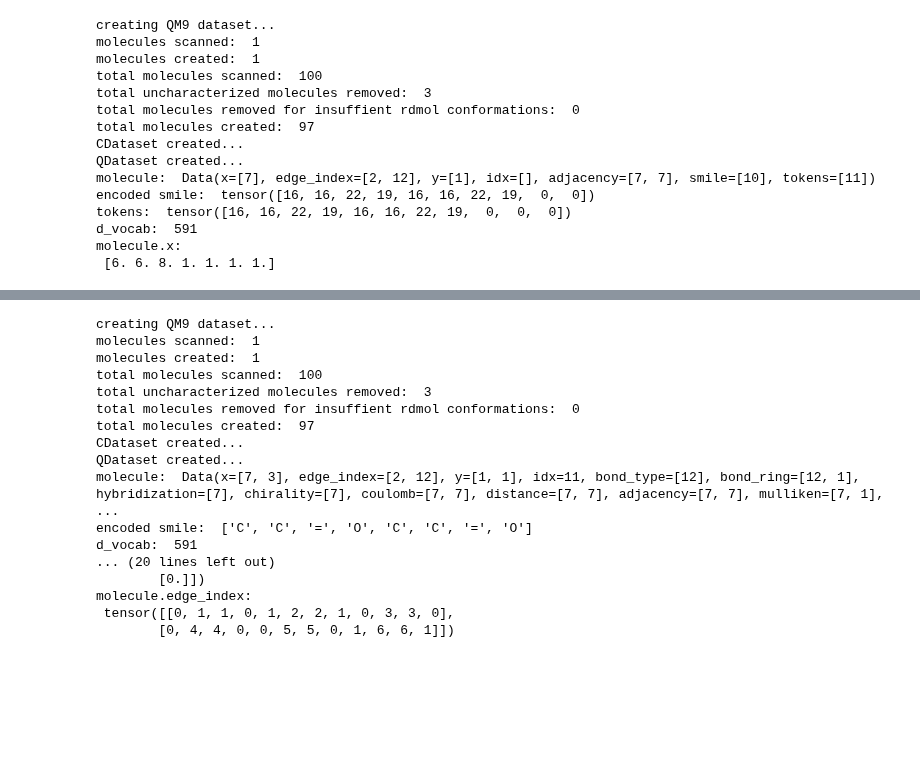
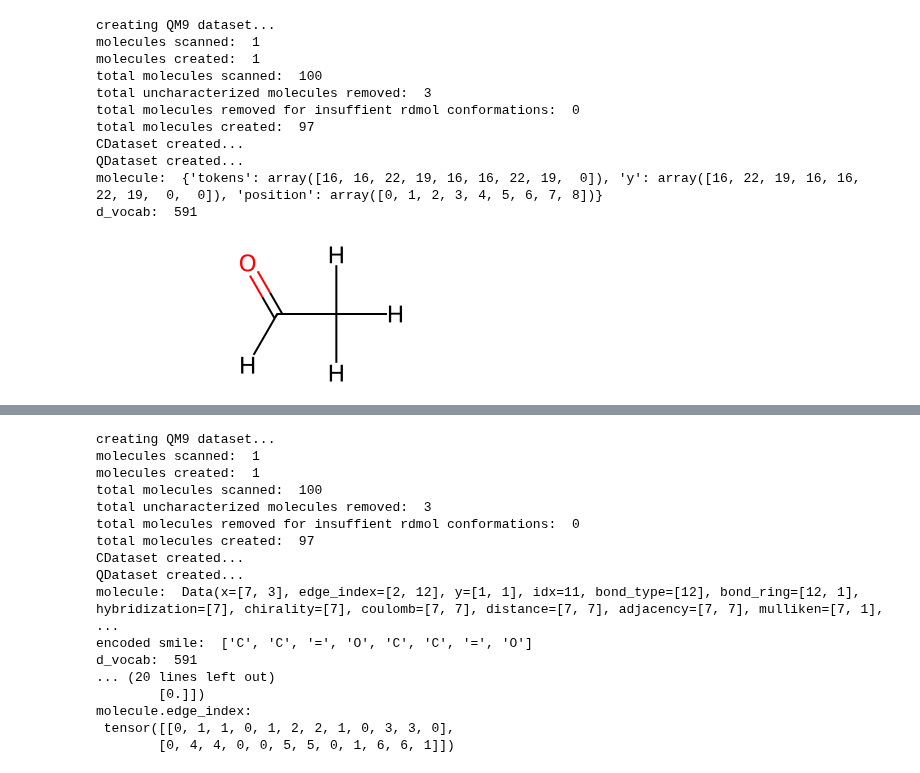
Before and after one commit to icanswim/qchem, a Jupyter notebook: experiment.ipynb, the cells around one changed output, grey strips where cells are left out. Saved outputs shown, nothing was run; the diff lists cells and outputs as text; code cells hidden in the pictures; blank space fills up the shorter version.

Commit message:
working on QM9_seq, encoding, decoding, transformer models

```diff
--- a/experiment.ipynb
+++ b/experiment.ipynb
@@ -30,53 +30,37 @@ from torch.optim.lr_scheduler import ReduceLROnPlateau
 from torch_geometric.loader import DataLoader
 import torch_geometric.transforms as T
 # %%
-# qchem dataset (QM9) with PyG Data output
-# extract, filter, save, transform, display
-
+# qchem dataset (QM9_seq) returns tokenized and encoded smile sequences
 
 vocab = QM9.vocab
 srt_vocab = SmileReTokenizer.create_srt_vocab()
 d_vocab = len(srt_vocab)
 d_seq = 10
 
-ds_param = {'train_param': {'input_dict': {'x': ['atomic_number'],
-                                           'idx': ['idx'],
-                                           'edge_index': ['edge_indices'],
-                                           'adjacency': ['adjacency'],
-                                           'smile': ['smile'],
-                                           'tokens': ['tokens'],
-                                           'y': ['U0']},
-                            'transforms': {'smile': [SmileReTokenizer(), Encode(vocab=srt_vocab),
-                                                     Pad1d(d_seq), AsTensor()],
-                                           'tokens': [Encode(vocab=srt_vocab), Pad1d(11), AsTensor()]},
+ds_param = {'train_param': {'input_dict': {'tokens': ['tokens']},
+                            'transforms': {'tokens': [Encode(vocab=srt_vocab), Pad1d(d_seq+1)]},
                             #'filter_on': ('n_atoms','>','8'),
                             'n': 100, #non-random subset for testing,
                             #'use_pickle': 'test.pkl', #use pickle if exists otherwise create
                             'n_conformers': 0,
                             'dict2data': True}}
 
-qm9 = QM9(**ds_param['train_param'])
-k = qm9.ds_idx[10]
-molecule = qm9[k]
+qm9_seq = QM9_seq(**ds_param['train_param'])
+k = qm9_seq.ds_idx[10]
+molecule = qm9_seq[k]
 print('molecule: ', molecule)
-print('encoded smile: ', molecule.smile)
-print('tokens: ', molecule.tokens)
 print('d_vocab: ', d_vocab)
-qm9.ds[k].rdmol
-print('molecule.x: \n', molecule.x)
+qm9_seq.ds[k].rdmol
 # %% [output]
 creating QM9 dataset...
 molecules scanned:  1
 molecules created:  1
 total molecules scanned:  100
 total uncharacterized molecules removed:  3
 total molecules removed for insuffient rdmol conformations:  0
 total molecules created:  97
 CDataset created...
 QDataset created...
-molecule:  Data(x=[7], edge_index=[2, 12], y=[1], idx=[], adjacency=[7, 7], smile=[10], tokens=[11])
-encoded smile:  tensor([16, 16, 22, 19, 16, 16, 22, 19,  0,  0])
-tokens:  tensor([16, 16, 22, 19, 16, 16, 22, 19,  0,  0,  0])
+molecule:  {'tokens': array([16, 16, 22, 19, 16, 16, 22, 19,  0]), 'y': array([16, 22, 19, 16, 16, 22, 19,  0,  0]), 'position': array([0, 1, 2, 3, 4, 5, 6, 7, 8])}
 d_vocab:  591
-molecule.x:
- [6. 6. 8. 1. 1. 1. 1.]
+[figure, added]
```
Also changed, not shown: parts of 9 cells of this notebook, 1 other file.
